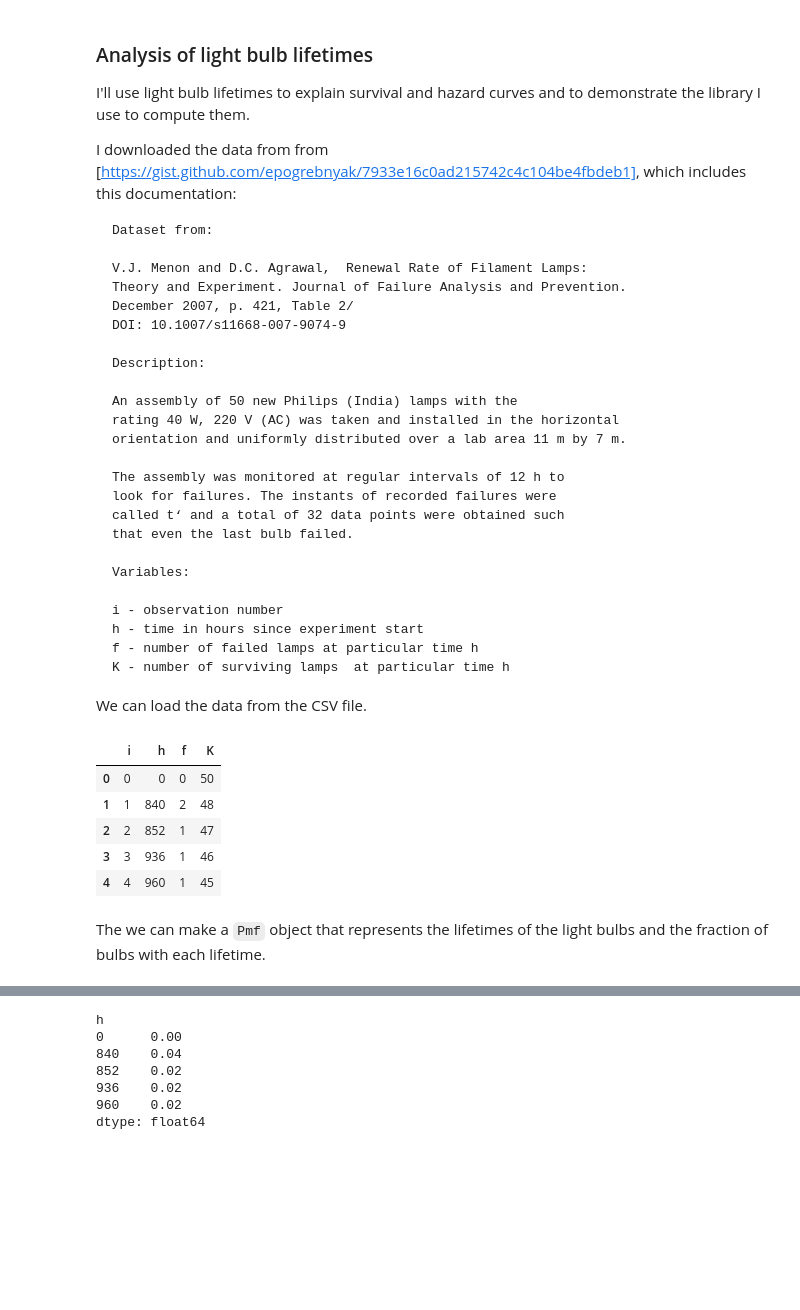
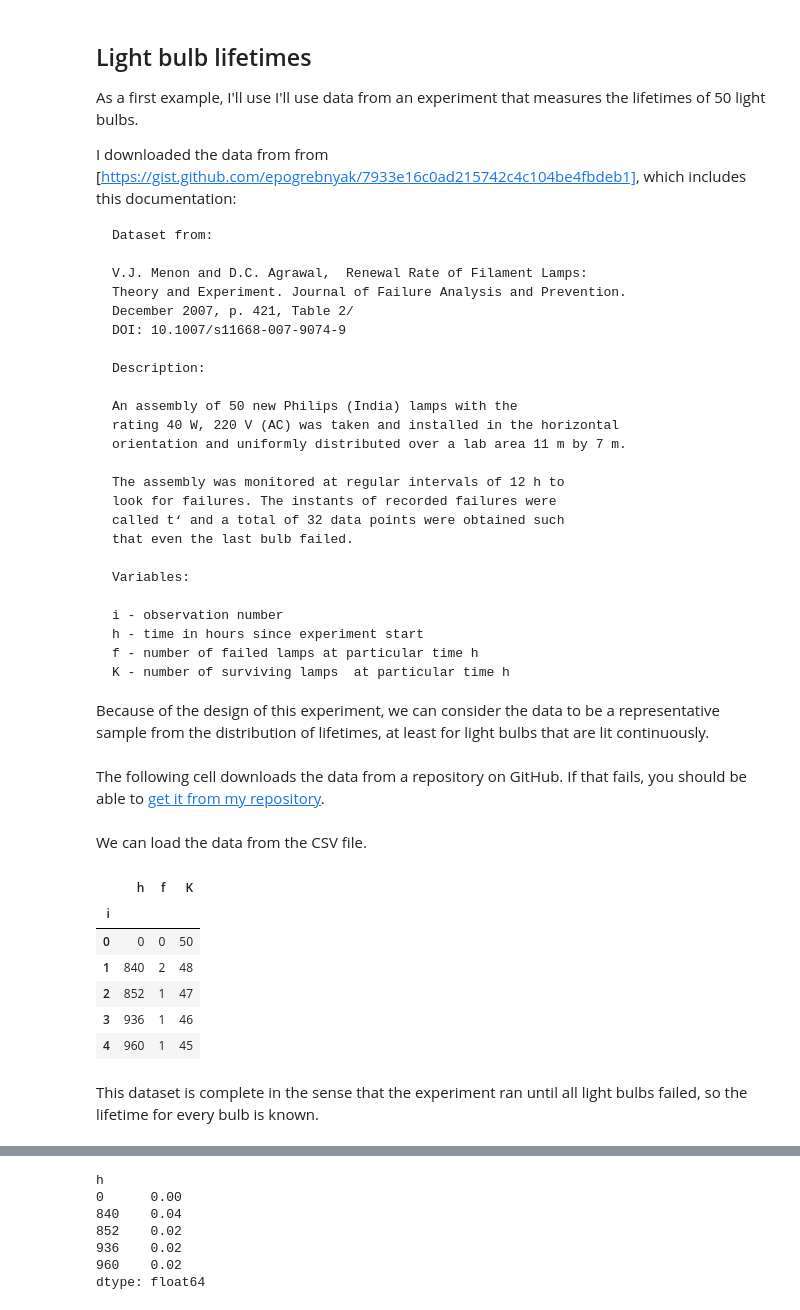
Before and after one commit to AllenDowney/SurvivalAnalysisPython, a Jupyter notebook: light_bulb.ipynb, the cells around one changed output, grey strips where cells are left out. Cells and saved outputs as stored; diff of their text form; code cells hidden in the pictures; blank space fills up the shorter version.

````diff
--- a/light_bulb.ipynb
+++ b/light_bulb.ipynb
@@ -23,8 +56,7 @@ from empyrical_dist import Pmf, Cdf, Surv, Hazard
 # %% [markdown]
-### Analysis of light bulb lifetimes
+## Light bulb lifetimes
 
-I'll use light bulb lifetimes to explain survival and hazard curves and to demonstrate the library I use to compute them.
-
+As a first example, I'll use I'll use data from an experiment that measures the lifetimes of 50 light bulbs.
 
 I downloaded the data from from [https://gist.github.com/epogrebnyak/7933e16c0ad215742c4c104be4fbdeb1], which includes this documentation:
 
@@ -55,4 +87,6 @@ f - number of failed lamps at particular time h
 K - number of surviving lamps  at particular time h
 ```
 
-We can load the data from the CSV file.
+Because of the design of this experiment, we can consider the data to be a representative sample from the distribution of lifetimes, at least for light bulbs that are lit continuously.
+# %% [markdown]
+The following cell downloads the data from a repository on GitHub.  If that fails, you should be able to [get it from my repository](https://github.com/AllenDowney/SurvivalAnalysisPython/raw/master/lamps.csv).
@@ -59,12 +101,15 @@ We can load the data from the CSV file.
+# %% [markdown]
+We can load the data from the CSV file.
 # %%
-df = pd.read_csv("data/lamps.csv")
+df = pd.read_csv('lamps.csv', index_col=0)
 df.head()
 # %% [output]
-|  | i | h | f | K |
-| 0 | 0 | 0 | 0 | 50 |
-| 1 | 1 | 840 | 2 | 48 |
-| 2 | 2 | 852 | 1 | 47 |
-| 3 | 3 | 936 | 1 | 46 |
-| 4 | 4 | 960 | 1 | 45 |
+|  | h | f | K |
+| i |  |  |  |
+| 0 | 0 | 0 | 50 |
+| 1 | 840 | 2 | 48 |
+| 2 | 852 | 1 | 47 |
+| 3 | 936 | 1 | 46 |
+| 4 | 960 | 1 | 45 |
-# %% [markdown]
-The we can make a `Pmf` object that represents the lifetimes of the light bulbs and the fraction of bulbs with each lifetime.
+# %% [markdown]
+This dataset is complete in the sense that the experiment ran until all light bulbs failed, so the lifetime for every bulb is known.
````
Also changed, not shown: parts of 100 cells of this notebook, 1 other file.
